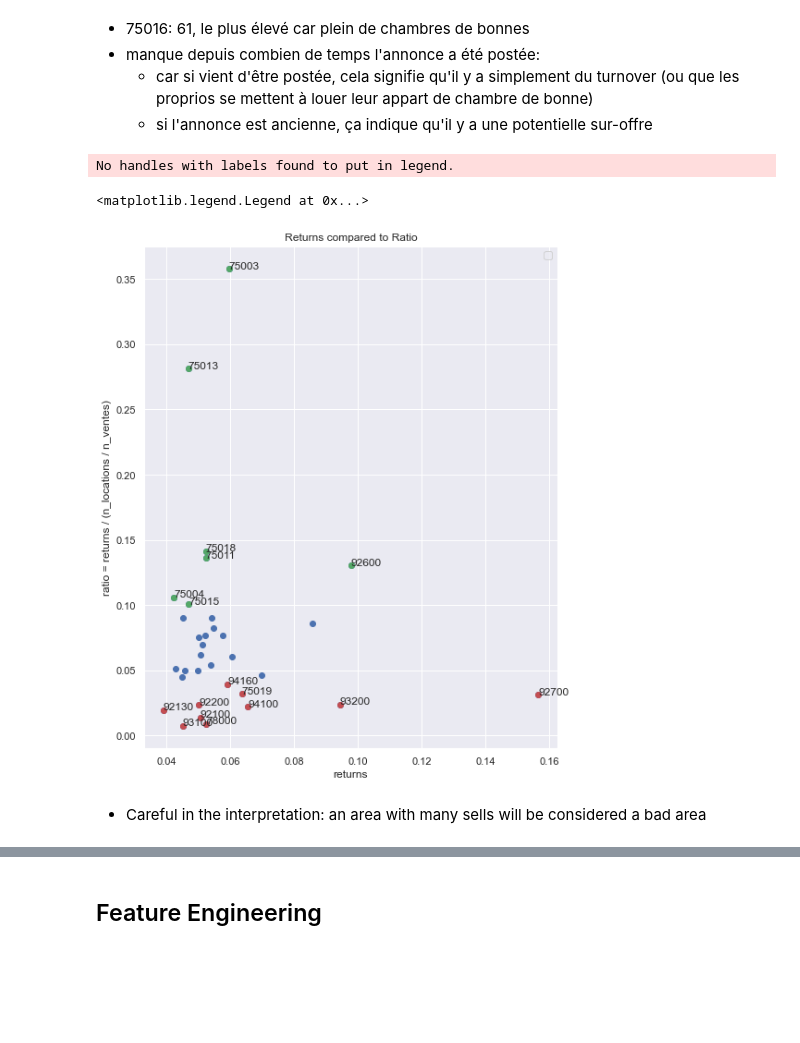
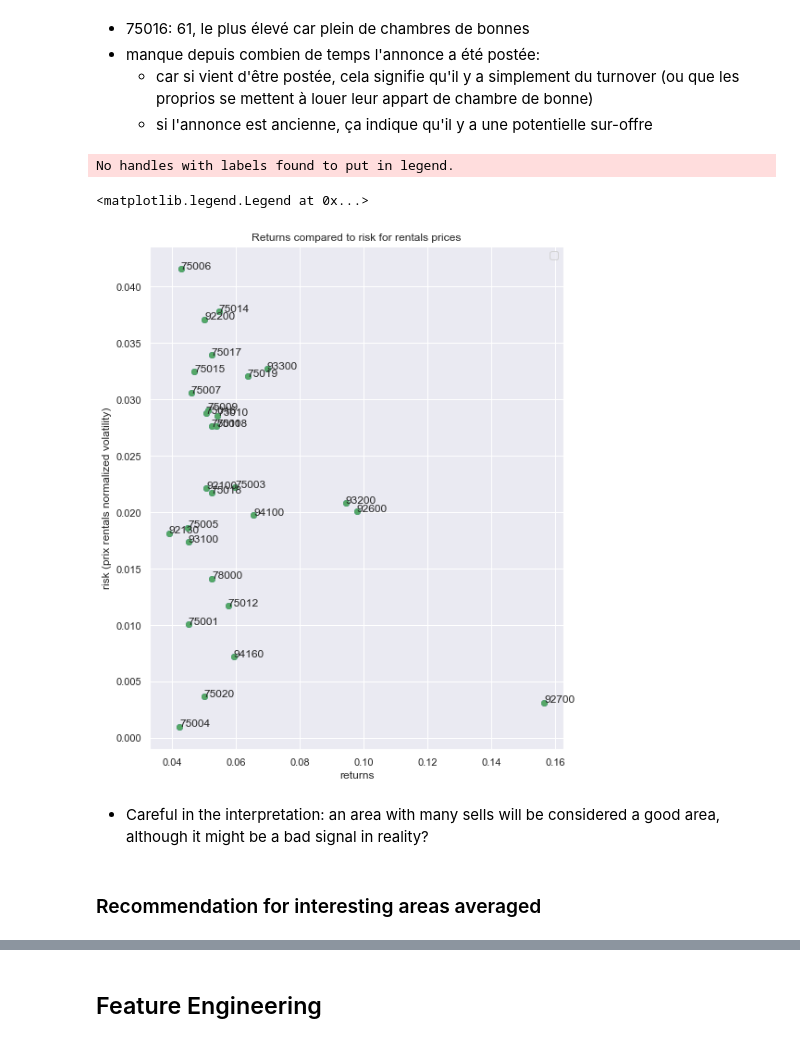
Before and after one commit to AlexisBogroff/Contests, a Jupyter notebook: Predictions/housing_rental/eda.ipynb, the cells around one changed output, grey strips where cells are left out. Drawn from its saved outputs; the diff is of its cells as text; code cells hidden in the pictures; blank space fills up the shorter version.

Commit message:
Add Recommendations

```diff
--- a/Predictions/housing_rental/eda.ipynb
+++ b/Predictions/housing_rental/eda.ipynb
@@ -769,11 +769,22 @@ def compute_x_by_y(prices, rentals,
     count_px = prices[ma_min_px & ma_max_px].groupby(y).count()
     count_rent = rentals[ma_min_rent & ma_max_rent].groupby(y).count()
 
+    # Temp df
+    rentals_norm = rentals.copy()
+
+    # Normalize
+    min = rentals['Loyer'].min()
+    max = rentals['Loyer'].max()
+    rentals_norm['Loyer'] = rentals['Loyer'].apply(lambda x: ((x-min) / (max-min)))
+
+    # Group by y: agg with std
+    std_rent_norm = rentals_norm[[y, 'Loyer']][ma_min_rent & ma_max_rent].groupby(y).std()
+
     # Compute return and risk
     r = (mean_rent['Loyer'] * 12) / mean_px['Prix_de_vente']
-    risk = count_rent['Loyer'] / count_px['Prix_de_vente']
+    risk = std_rent_norm['Loyer']
 
     # Compute ratio
     ratio = r/(risk * w)
 
-    return r, risk, ratio, count_px, count_rent
+    return r, risk, ratio, mean_px, mean_rent, count_px, count_rent
@@ -782,3 +793,6 @@ r, risk, ratio, count_px, count_rent = compute_x_by_y(prices_train, rentals_trai
+# %%
+results = compute_x_by_y(prices_train, rentals_train, sup_max=14)
+r, risk, ratio, mean_px, mean_rent, count_px, count_rent = results
 # %%
 count_rent[count_rent['Loyer'] > 5]['Loyer']
 # %% [output]
@@ -810,27 +824,28 @@ ret_clean = ret[~ret['returns'].isna()]
 # %%
 # Plot
 plt.figure(figsize=(8, 10))
-plt.scatter(ret_clean['returns'], ret_clean['ratio'])
+plt.scatter(ret_clean['returns'], ret_clean['risk'])
 plt.xlabel('returns')
-plt.ylabel('ratio = returns / (n_locations / n_ventes)')
-plt.title('Returns compared to Ratio')
+plt.ylabel('risk (prix rentals normalized volatility)')
+plt.title('Returns compared to risk for rentals prices')
 
 # Annotate opportunities
-for idx, r, ratio in zip(ret_clean.index, ret_clean['returns'], ret_clean['ratio']):
+for idx, r, risk in zip(ret_clean.index, ret_clean['returns'], ret_clean['risk']):
+    # Add value on graph
+    plt.annotate(idx, (r, risk))
+
     # Great
-    if ratio > .1:
-        plt.annotate(idx, (r, ratio))
-        plt.plot(r, ratio, 'go')
+    if risk > 100:
+        plt.plot(r, risk, 'ro')
 
     # Bad opportunity
-    if ratio < .04:
-        plt.annotate(idx, (r, ratio))
-        plt.plot(r, ratio, 'ro')
+    if risk < 60:
+        plt.plot(r, risk, 'go')
 
 plt.legend()
 # %% [output]
 No handles with labels found to put in legend.
 <matplotlib.legend.Legend at 0x...>
-[figure, old version]
+[figure, new version]
 # %% [markdown]
-- Careful in the interpretation: an area with many sells will be considered a bad area
+- Careful in the interpretation: an area with many sells will be considered a good area,  although it might be a bad signal in reality?
@@ -836,0 +854,2 @@ No handles with labels found to put in legend.
+# %% [markdown]
+### Recommendation for interesting areas averaged
```
Also changed, not shown: parts of 9 cells of this notebook, 4 other files.
